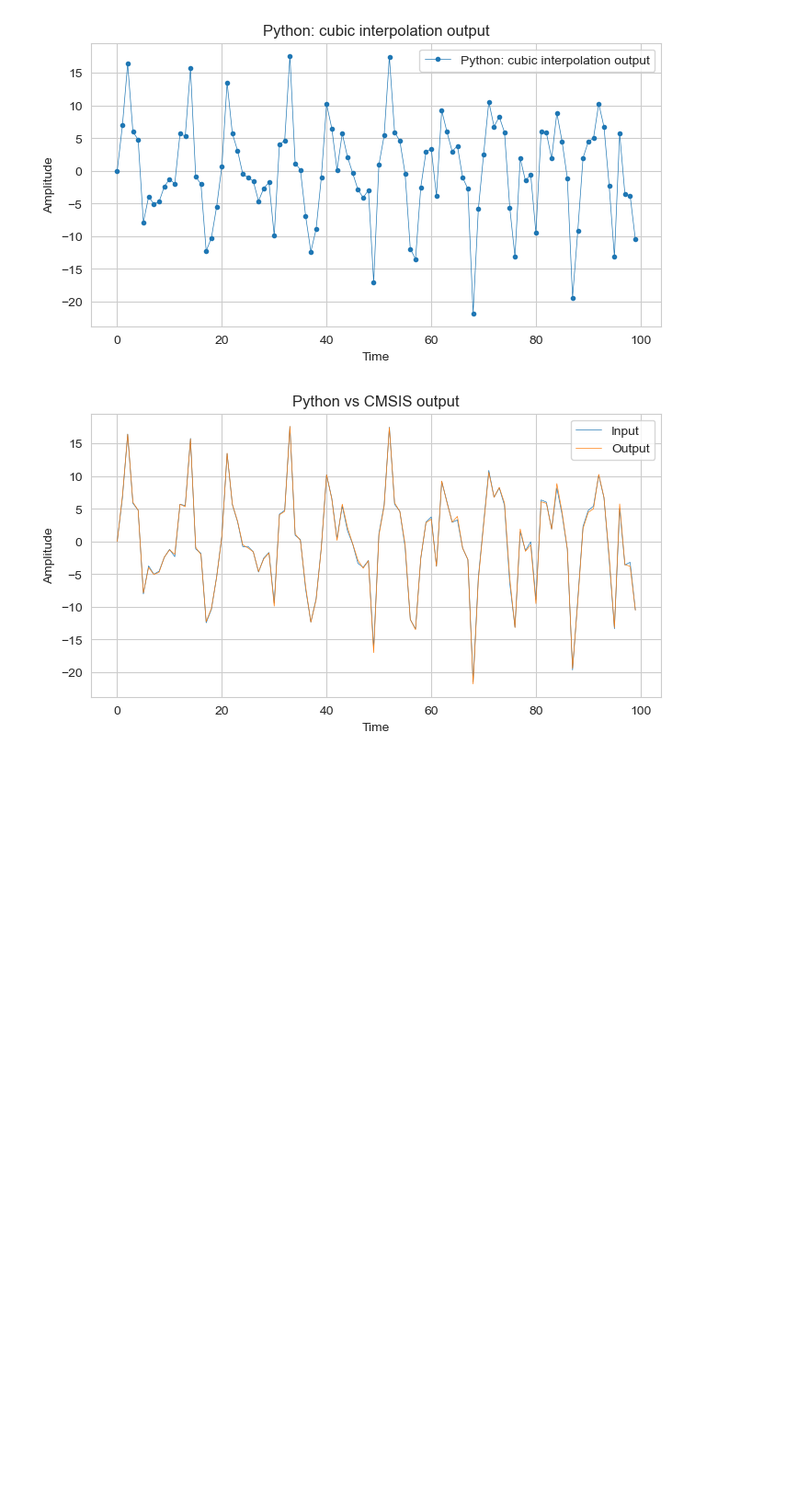
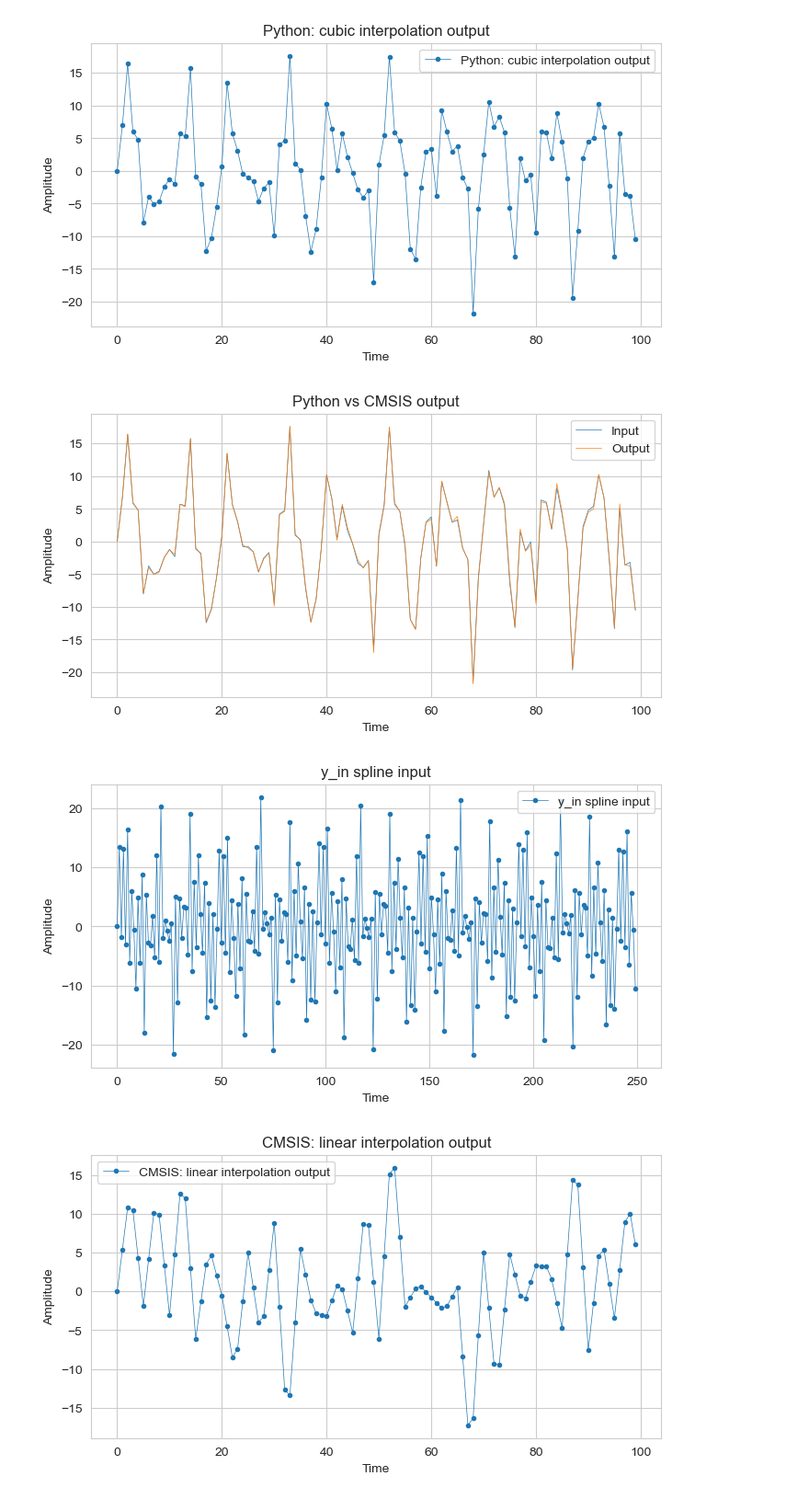
Before and after one commit to hissain/dsp-spectrogram, a Jupyter notebook: python/spline.ipynb, the cells around one changed output. Shown at 92% size. Cells and saved outputs as stored; diff of their text form; code cells hidden in the pictures; blank space fills up the shorter version.

Commit message:
CMSIS DSP Linear interpolation, non CMSIS kalman filter

```diff
--- a/python/spline.ipynb
+++ b/python/spline.ipynb
@@ -66,3 +66,12 @@ plot_graph(y_adjusted, "Python: cubic interpolation output")
 plot_input_output(y_out, y_adjusted, "Python vs CMSIS output")
 # %% [output]
 [figure]
+# %%
+y_in_l = np.loadtxt('spline_y_in.csv', delimiter=',', dtype=float)
+y_out_l = np.loadtxt('spline_y_out_linear.csv', delimiter=',', dtype=float)
+
+plot_graph(y_in_l, "y_in spline input")
+plot_graph(y_out_l, "CMSIS: linear interpolation output")
+# %% [output]
+[figure, added]
+[figure, added]
```
Also changed, not shown: parts of 1 cell of this notebook, 8 other files.
